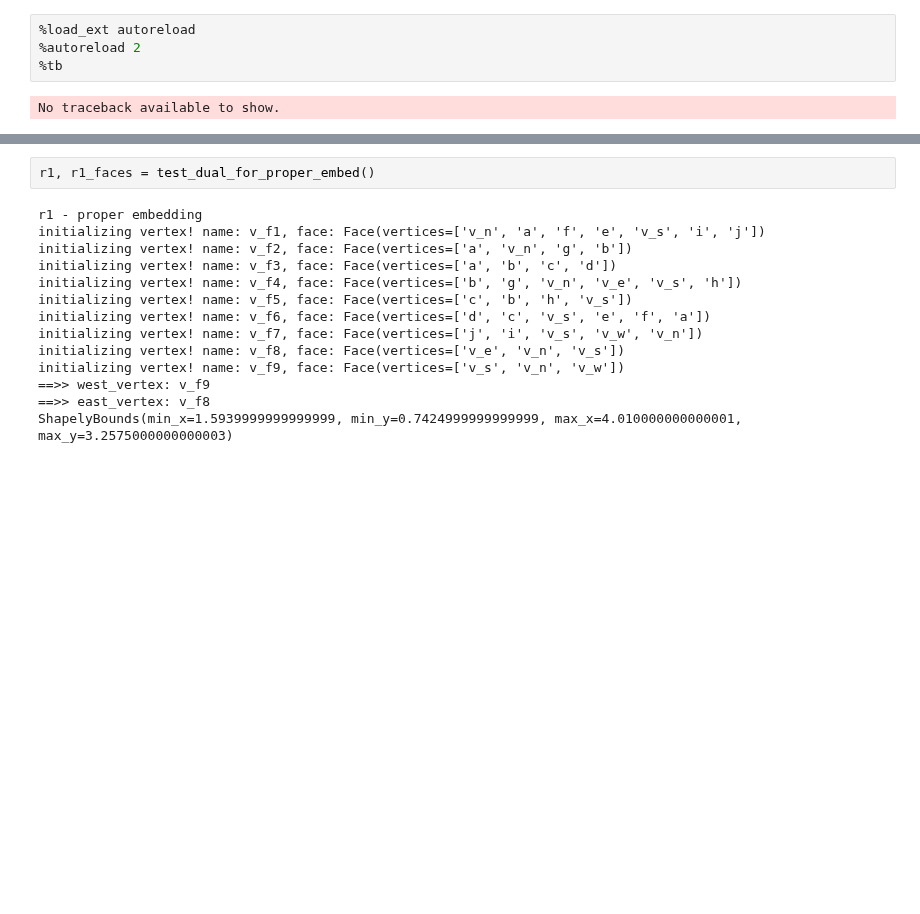
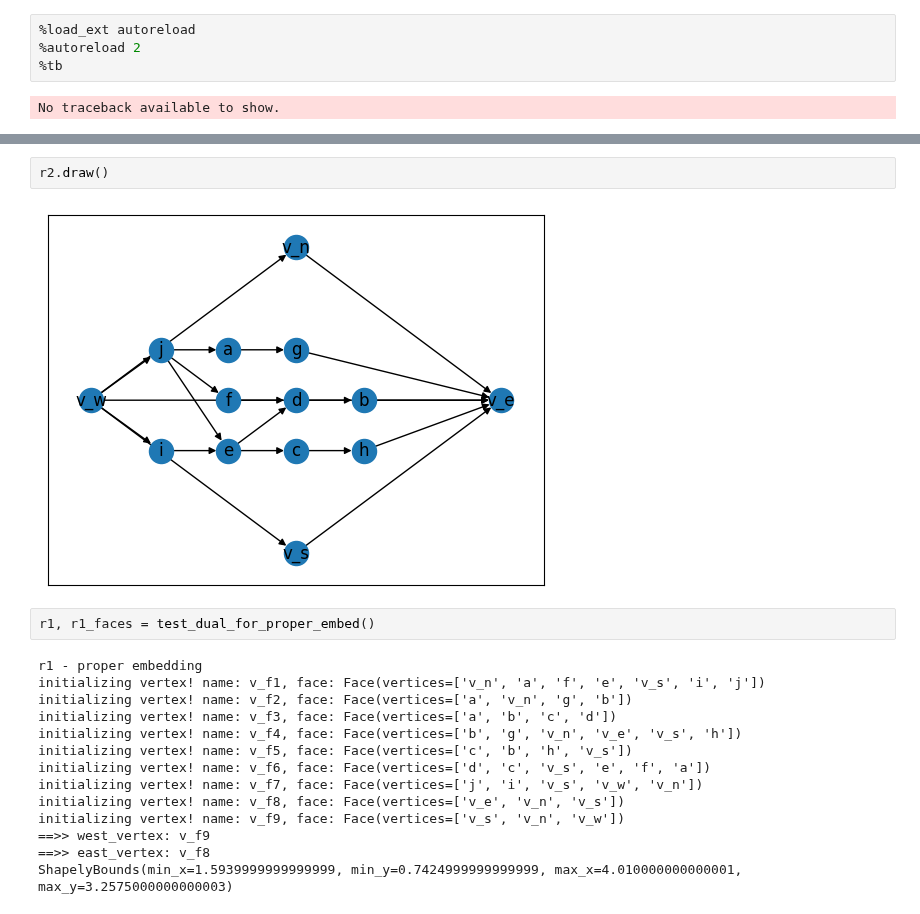
Before and after one commit to juliet29/graph2plan, a Jupyter notebook: notebooks/02_external_embed.ipynb, the cells around one changed output, grey strips where cells are left out. Cells and saved outputs as stored; diff of their text form; blank space fills up the shorter version.

```diff
--- a/notebooks/02_external_embed.ipynb
+++ b/notebooks/02_external_embed.ipynb
@@ -19,3 +39,7 @@ from graph2plan.dual.check import (
+# %%
+r2.draw()
+# %% [output]
+[figure, added]
 # %%
 r1, r1_faces = test_dual_for_proper_embed()
 # %% [output]
```
Also changed, not shown: parts of 3 cells of this notebook, 3 other files.
